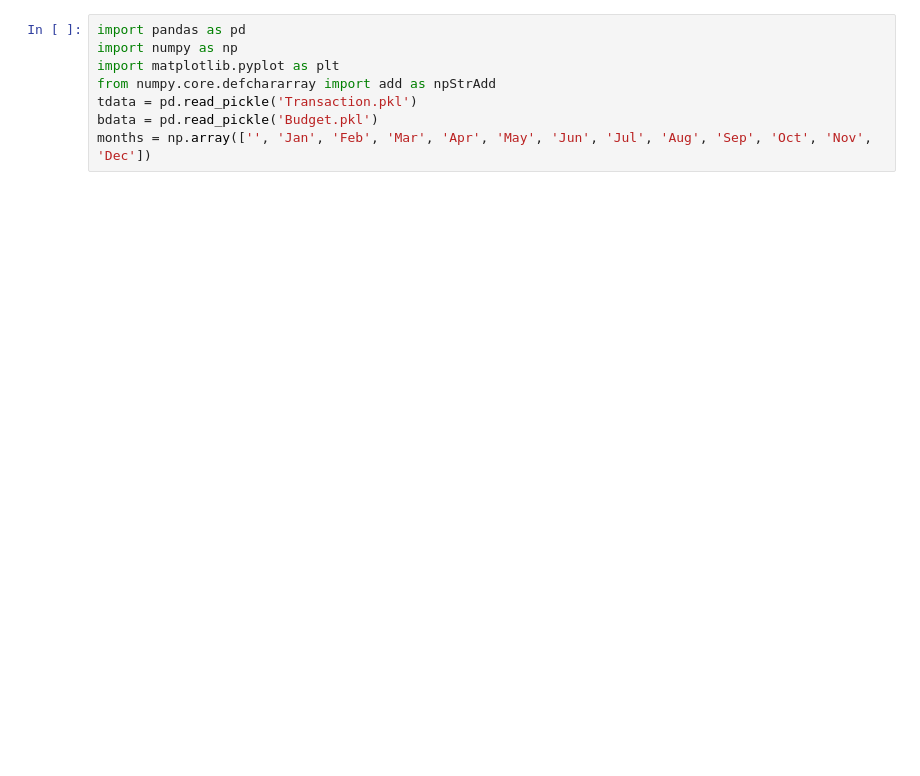
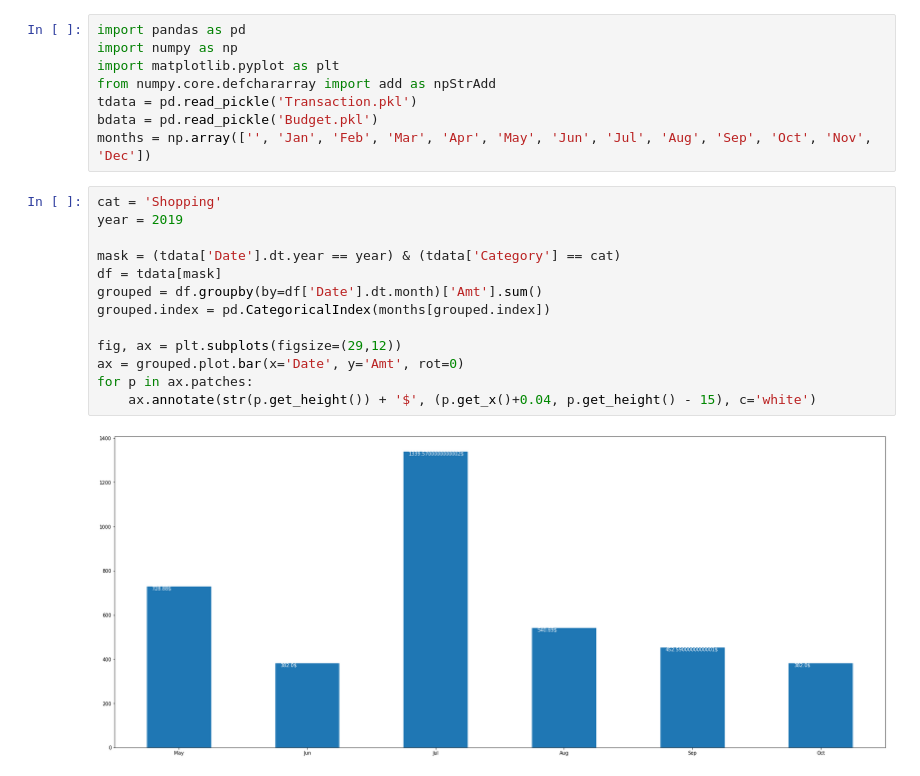
Before and after one commit to dakenblack/Budget64, a Jupyter notebook: Budgeting.ipynb, the cells around one changed output. Saved outputs shown, nothing was run; the diff lists cells and outputs as text; blank space fills up the shorter version.

```diff
--- a/Budgeting.ipynb
+++ b/Budgeting.ipynb
@@ -8,4 +10,19 @@ from numpy.core.defchararray import add as npStrAdd
 tdata = pd.read_pickle('Transaction.pkl')
 bdata = pd.read_pickle('Budget.pkl')
 months = np.array(['', 'Jan', 'Feb', 'Mar', 'Apr', 'May', 'Jun', 'Jul', 'Aug', 'Sep', 'Oct', 'Nov', 'Dec'])
+# %%
+cat = 'Shopping'
+year = 2019
+
+mask = (tdata['Date'].dt.year == year) & (tdata['Category'] == cat)
+df = tdata[mask]
+grouped = df.groupby(by=df['Date'].dt.month)['Amt'].sum()
+grouped.index = pd.CategoricalIndex(months[grouped.index])
+
+fig, ax = plt.subplots(figsize=(29,12))
+ax = grouped.plot.bar(x='Date', y='Amt', rot=0)
+for p in ax.patches:
+    ax.annotate(str(p.get_height()) + '$', (p.get_x()+0.04, p.get_height() - 15), c='white')
+# %% [output]
+[figure, added]
 # %%
```
Also changed, not shown: parts of 4 cells of this notebook, 4 other files.
